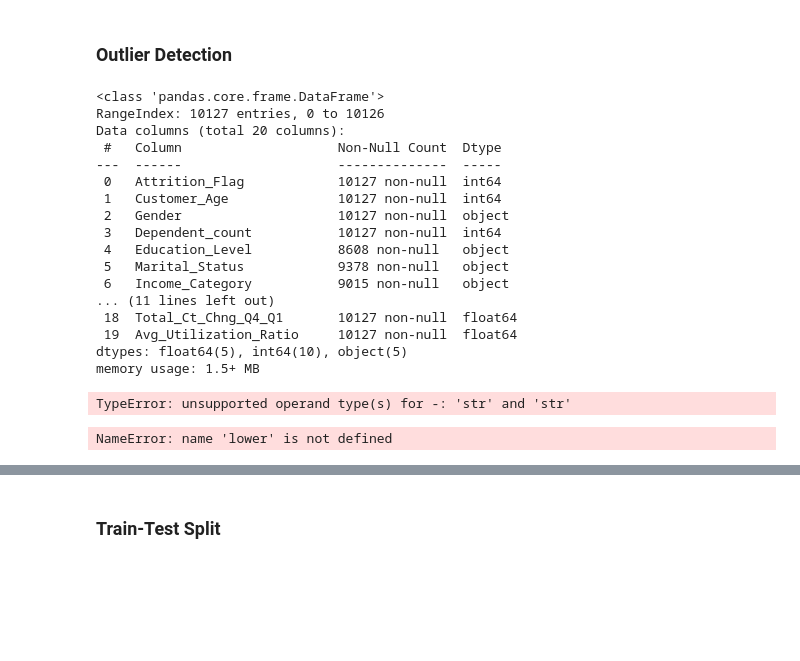
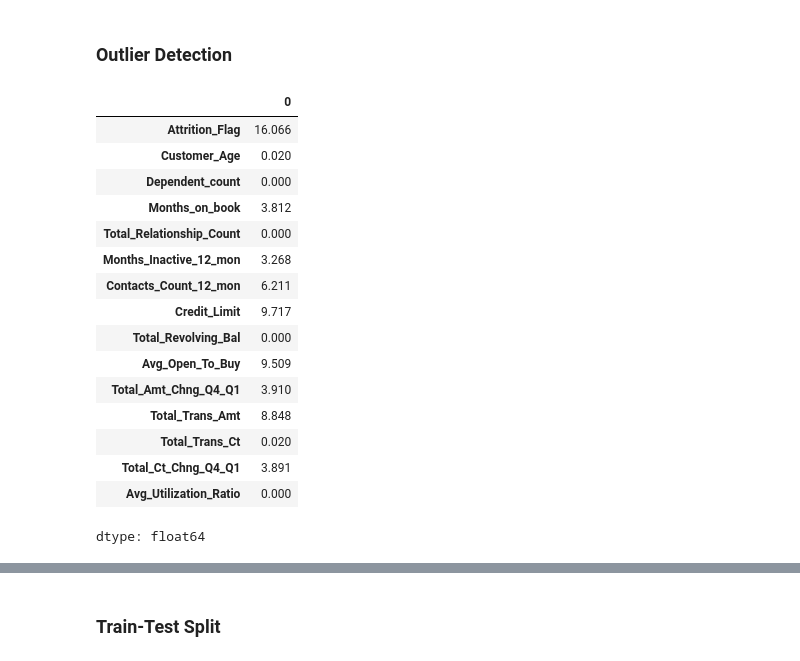
Before and after one commit to aimlalchemists/credit-card-users-churn-prediction, a Jupyter notebook: Credit_Card_Users_Churn_Prediction.ipynb, the cells around one changed output, grey strips where cells are left out. Saved outputs shown, nothing was run; the diff lists cells and outputs as text; code cells hidden in the pictures; blank space fills up the shorter version.

```diff
--- a/Credit_Card_Users_Churn_Prediction.ipynb
+++ b/Credit_Card_Users_Churn_Prediction.ipynb
@@ -1032,22 +1029,13 @@ distribution_plot_wrt_target(data, "Avg_Open_To_Buy", "Attrition_Flag")
 - The distribution between customers who discontinued their service and those who continued shows little variation.
 # %% [markdown]
 ## Data Preprocessing
-# %%
-#creating an loop based on idecies of 'abc' income category and deleting their values
-indx_abc = list(data[data['Income_Category']=='abc'].index)
-for i in indx_abc:
-    data['Income_Category'].iloc[i] = np.nan
 # %%
-# Ensure the data is numeric
-dataCopy = data.copy()
-dataCopy = dataCopy.apply(pd.to_numeric, errors='coerce')
-
-# Drop any rows with NaN values that resulted from the conversion
-dataCopy = dataCopy.dropna()
+# Filter out numeric columns from the DataFrame
+numeric_data = data.select_dtypes(include=[float, int])
 
 # Now you can calculate the IQR
-Q1 = dataCopy.quantile(0.25)
-Q3 = dataCopy.quantile(0.75)
+Q1 = numeric_data.quantile(0.25)
+Q3 = numeric_data.quantile(0.75)
 IQR = Q3 - Q1
 
 # Finding lower and upper bounds for all values. All values outside these bounds are outliers
@@ -1055,39 +1043,24 @@ lower = Q1 - 1.5 * IQR
 upper = Q3 + 1.5 * IQR
 # %% [markdown]
 ### Outlier Detection
-# %%
-data.info()
-# %% [output]
-<class 'pandas.core.frame.DataFrame'>
-RangeIndex: 10127 entries, 0 to 10126
-Data columns (total 20 columns):
- #   Column                    Non-Null Count  Dtype
----  ------                    --------------  -----
- 0   Attrition_Flag            10127 non-null  int64
- 1   Customer_Age              10127 non-null  int64
- 2   Gender                    10127 non-null  object
- 3   Dependent_count           10127 non-null  int64
- 4   Education_Level           8608 non-null   object
- 5   Marital_Status            9378 non-null   object
- 6   Income_Category           9015 non-null   object
-... (11 lines left out)
- 18  Total_Ct_Chng_Q4_Q1       10127 non-null  float64
- 19  Avg_Utilization_Ratio     10127 non-null  float64
-dtypes: float64(5), int64(10), object(5)
-memory usage: 1.5+ MB
-# %%
-Q1 = data.quantile(0.25)  # To find the 25th percentile
-Q3 = data.quantile(0.75)  # To find the 75th percentile
-
-IQR = Q3 - Q1  # Inter Quantile Range (75th perentile - 25th percentile)
-
-# Finding lower and upper bounds for all values. All values outside these bounds are outliers
-lower = (Q1 - 1.5 * IQR)
-upper = (Q3 + 1.5 * IQR)
-# %% [output]
-TypeError: unsupported operand type(s) for -: 'str' and 'str'
 # %%
 # checking the % outliers
-((data.select_dtypes(include=["float64", "int64"]) < lower) | (data.select_dtypes(include=["float64", "int64"]) > upper)).sum() / len(data) * 100
+((numeric_data.select_dtypes(include=["float64", "int64"]) < lower) | (numeric_data.select_dtypes(include=["float64", "int64"]) > upper)).sum() / len(numeric_data) * 100
 # %% [output]
+|  | 0 |
+| Attrition_Flag | 16.066 |
+| Customer_Age | 0.020 |
+| Dependent_count | 0.000 |
+| Months_on_book | 3.812 |
+| Total_Relationship_Count | 0.000 |
+| Months_Inactive_12_mon | 3.268 |
+| Contacts_Count_12_mon | 6.211 |
+| Credit_Limit | 9.717 |
+| Total_Revolving_Bal | 0.000 |
+| Avg_Open_To_Buy | 9.509 |
+| Total_Amt_Chng_Q4_Q1 | 3.910 |
+| Total_Trans_Amt | 8.848 |
+| Total_Trans_Ct | 0.020 |
+| Total_Ct_Chng_Q4_Q1 | 3.891 |
+| Avg_Utilization_Ratio | 0.000 |
-NameError: name 'lower' is not defined
+dtype: float64
```
Also changed, not shown: parts of 32 cells of this notebook.
